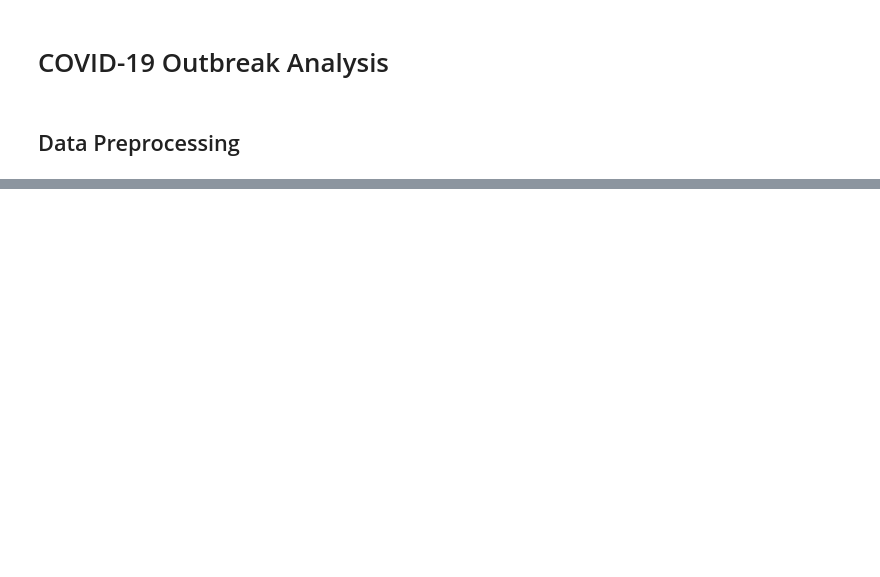
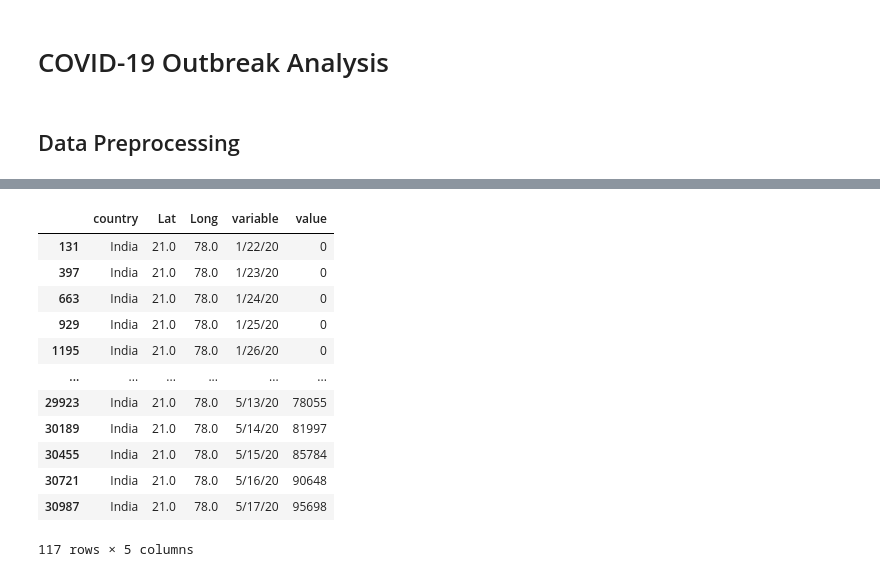
Before and after one commit to anandrajaram21/covidash, a Jupyter notebook: simple_data_exploration.ipynb, the cells around one changed output, grey strips where cells are left out. Drawn from its saved outputs; the diff is of its cells as text; code cells hidden in the pictures; blank space fills up the shorter version.

```diff
--- a/simple_data_exploration.ipynb
+++ b/simple_data_exploration.ipynb
@@ -91,9 +47,9 @@ deaths_global.drop(columns = 'Province/State', inplace = True)
 recovered_global.drop(columns = 'Province/State', inplace = True)
 
 # Renaming the columns for easier access
-confirmed_global.rename(columns = {"Country_Region": "country", "Last_Update": "last"})
-deaths_global.rename(columns = {"Country_Region": "country", "Last_Update": "last"})
-recovered_global.rename(columns = {"Country_Region": "country", "Last_Update": "last"})
+confirmed_global.rename(columns = {"Country/Region": "country"}, inplace = True)
+deaths_global.rename(columns = {"Country/Region": "country"}, inplace = True)
+recovered_global.rename(columns = {"Country/Region": "country"}, inplace = True)
 
 country_cases.rename(columns = {
     "Country_Region" : "country",
@@ -104,7 +60,12 @@ country_cases.rename(columns = {
     "Active" : "active",
     "Mortality_Rate": "mortality"
 }, inplace = True)
-country_cases.columns
+
+# Sorting the values in the country_cases dataset
+country_cases_sorted = country_cases.sort_values('confirmed', ascending = False)
+
+print(country_cases.columns)
+print(confirmed_global.columns)
 # %% [output]
 Index(['country', 'last', 'Lat', 'Long_', 'confirmed', 'deaths', 'recovered',
        'active', 'Incident_Rate', 'People_Tested', 'People_Hospitalized',
@@ -152,0 +93,18 @@ fig.show()
+# %%
+time_series = confirmed_global.melt(id_vars = ['country', 'Lat', 'Long'])
+time_series = time_series[time_series['country'] == 'India']
+time_series
+# %% [output]
+|  | country | Lat | Long | variable | value |
+| 131 | India | 21.0 | 78.0 | 1/22/20 | 0 |
+| 397 | India | 21.0 | 78.0 | 1/23/20 | 0 |
+| 663 | India | 21.0 | 78.0 | 1/24/20 | 0 |
+| 929 | India | 21.0 | 78.0 | 1/25/20 | 0 |
+| 1195 | India | 21.0 | 78.0 | 1/26/20 | 0 |
+| ... | ... | ... | ... | ... | ... |
+| 29923 | India | 21.0 | 78.0 | 5/13/20 | 78055 |
+| 30189 | India | 21.0 | 78.0 | 5/14/20 | 81997 |
+| 30455 | India | 21.0 | 78.0 | 5/15/20 | 85784 |
+| 30721 | India | 21.0 | 78.0 | 5/16/20 | 90648 |
+| 30987 | India | 21.0 | 78.0 | 5/17/20 | 95698 |
+117 rows × 5 columns
```
Also changed, not shown: parts of 15 cells of this notebook, 5 other files.
